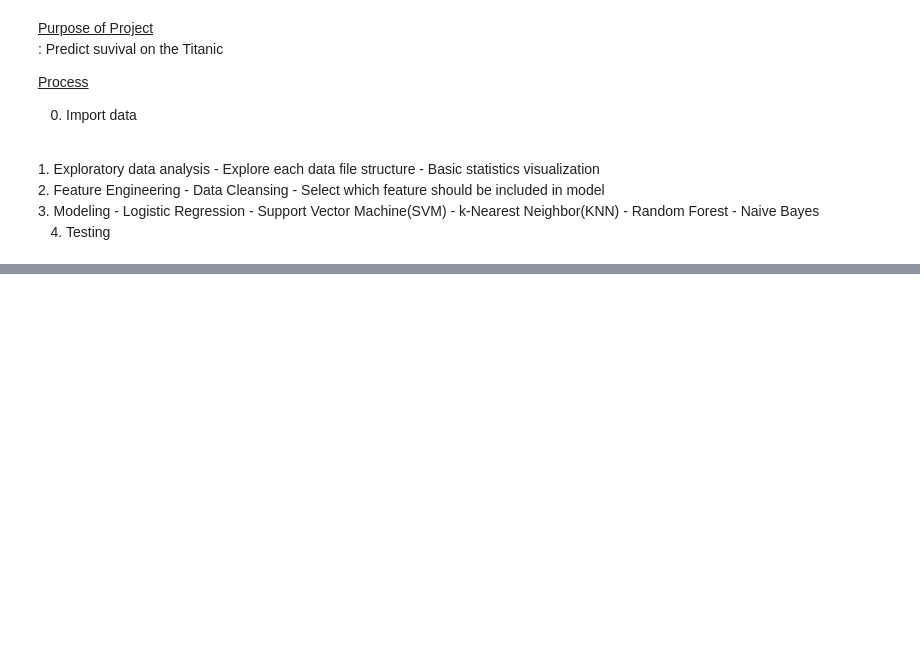
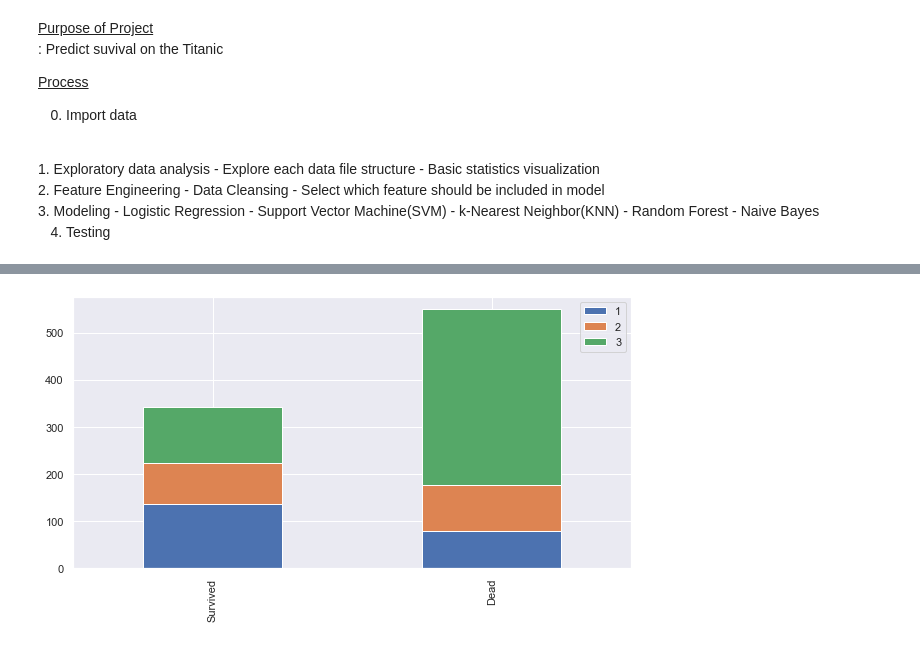
Before and after one commit to JoannaKang/Kaggle-Titanic, a Jupyter notebook: Titanic.ipynb, the cells around one changed output, grey strips where cells are left out. Saved outputs shown, nothing was run; the diff lists cells and outputs as text; code cells hidden in the pictures; blank space fills up the shorter version.

```diff
--- a/Titanic.ipynb
+++ b/Titanic.ipynb
@@ -47,0 +135,6 @@ train.head(80)
+# %%
+bar_chart('Pclass')
+#Chart shows more 1st class passengers were survived than any other classes passengers
+#3rd class passengers took highest proportions from the death toll
+# %% [output]
+[figure, added]
```
Also changed, not shown: parts of 15 cells of this notebook.
